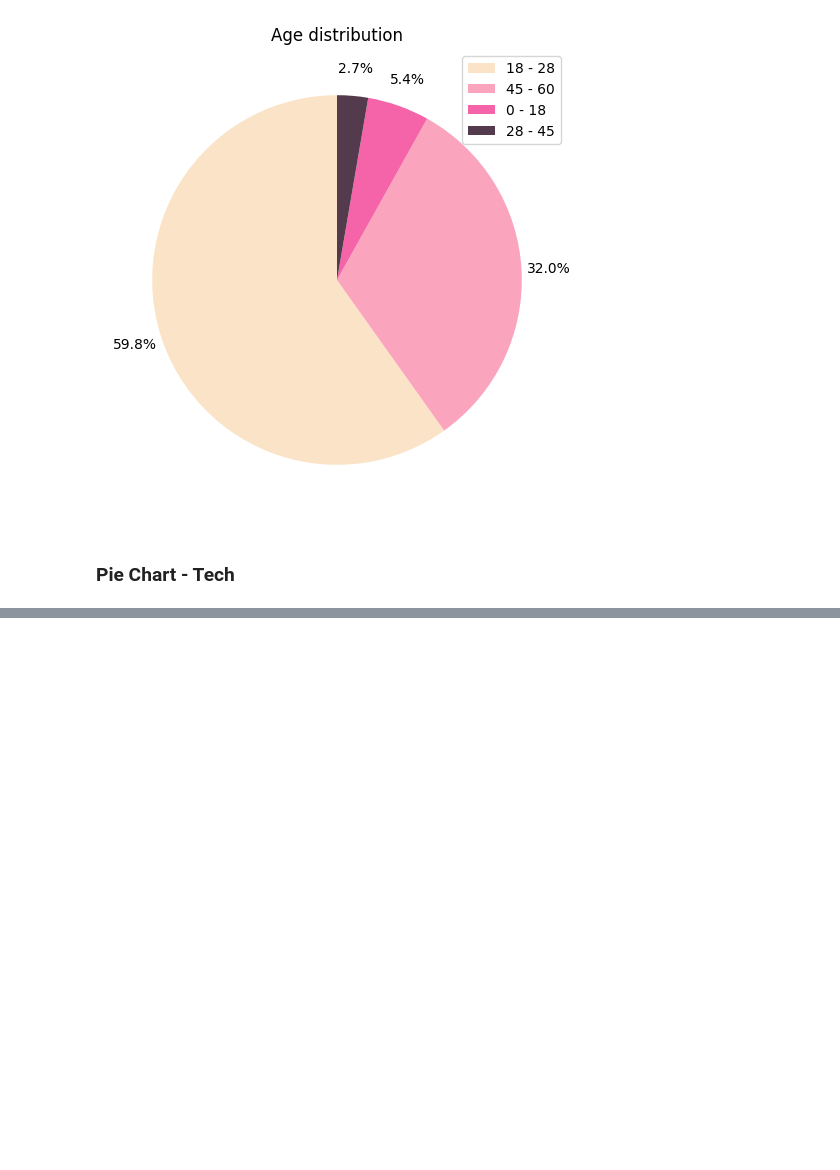
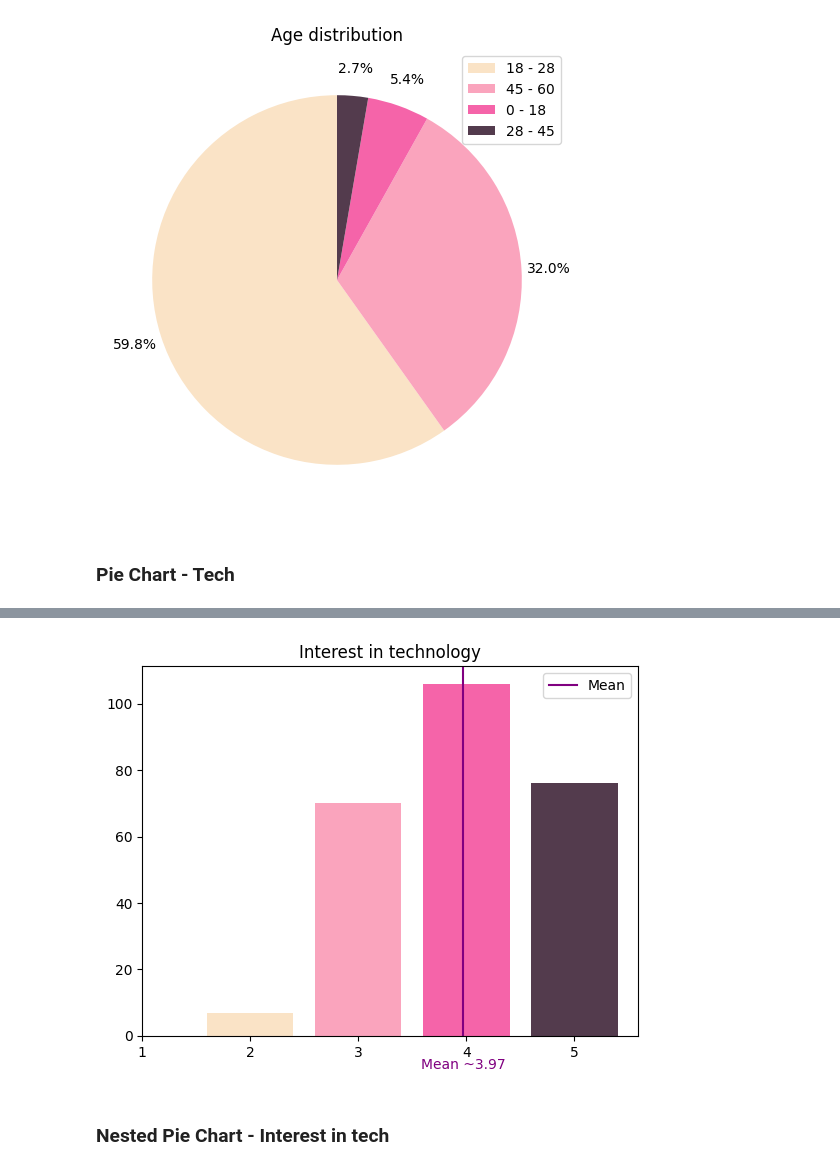
Before and after one commit to walex999/VR-thesis-analysis, a Jupyter notebook: analysis.ipynb, the cells around one changed output, grey strips where cells are left out. Saved outputs shown, nothing was run; the diff lists cells and outputs as text; code cells hidden in the pictures; blank space fills up the shorter version.

```diff
--- a/analysis.ipynb
+++ b/analysis.ipynb
@@ -143,0 +183,14 @@ plt.show()
+# %%
+counts2 = df.groupby(df.iloc[:,3]).size().reset_index(name='Count')
+# %%
+plt.bar(x=counts2.iloc[:,0].astype(int),height=counts2.iloc[:,1],color=coolors)
+mean_value = df.iloc[:,3].mean()
+plt.axvline(mean_value, color='purple', linestyle='-', label='Mean');
+plt.text(mean_value,-10, f'Mean ~{mean_value:.2f}', color='purple', ha='center');
+plt.legend();
+plt.xticks(range(1,6));
+plt.title("Interest in technology");
+# %% [output]
+[figure, added]
+# %% [markdown]
+### Nested Pie Chart - Interest in tech
```
Also changed, not shown: parts of 26 cells of this notebook, 1 other file.
